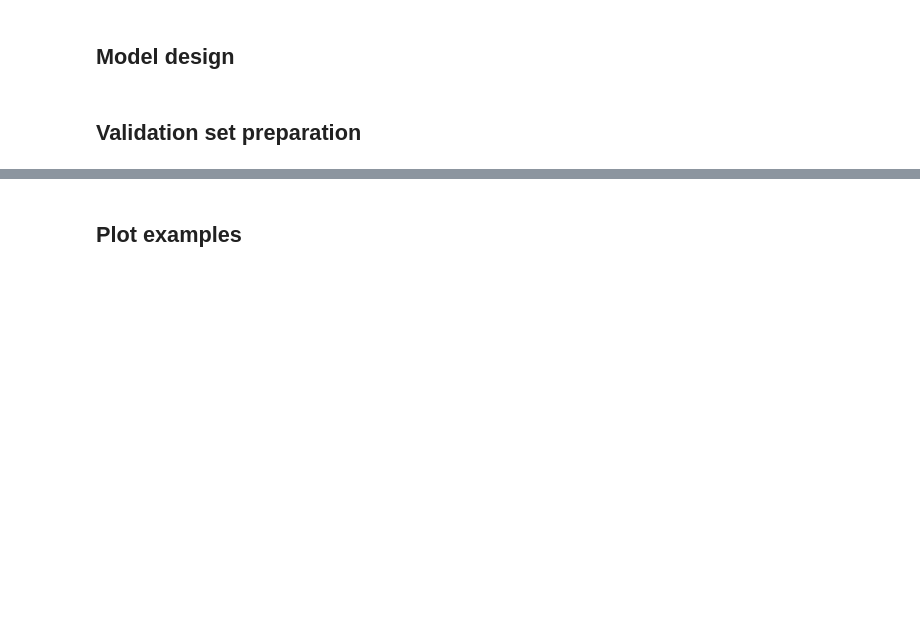
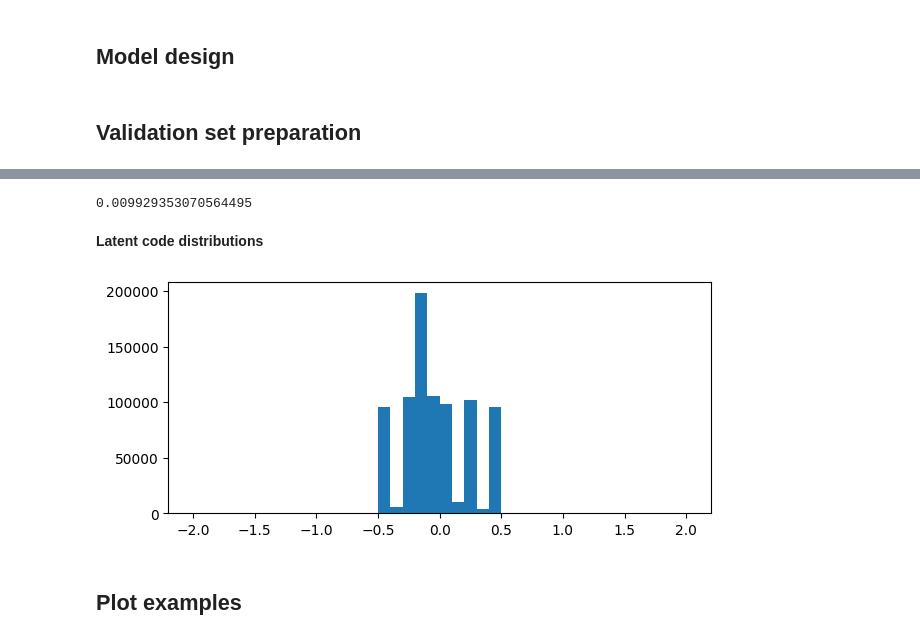
Before and after one commit to yingkaisha/MRMS_diffusion_bridge, a Jupyter notebook: CNN00_FINAL_VQ_VAE_monitor.ipynb, the cells around one changed output, grey strips where cells are left out. Drawn from its saved outputs; the diff is of its cells as text; code cells hidden in the pictures; blank space fills up the shorter version.

```diff
--- a/CNN00_FINAL_VQ_VAE_monitor.ipynb
+++ b/CNN00_FINAL_VQ_VAE_monitor.ipynb
@@ -148,0 +161,2 @@ for i, name in enumerate(filename_valid):
+# %%
+Y_compress = model_encoder.predict(Y_valid)
@@ -149,2 +169,13 @@ for i, name in enumerate(filename_valid):
+# %%
+du.mean_absolute_error(Y_valid, Y_pred)
+# %% [output]
+0.009929353070564495
+# %% [markdown]
+**Latent code distributions**
+# %%
+plt.figure(figsize=(7, 3))
+plt.hist(Y_compress.ravel(), bins=np.arange(-2, 2.1, 0.1));
+# %% [output]
+[figure, added]
 # %% [markdown]
 ## Plot examples
```
Also changed, not shown: parts of 10 cells of this notebook, 3 other files.
